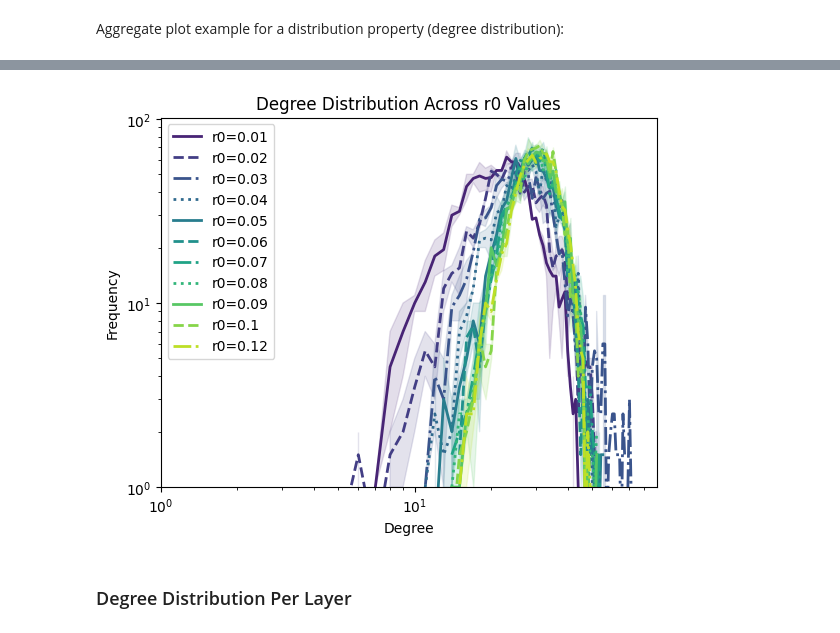
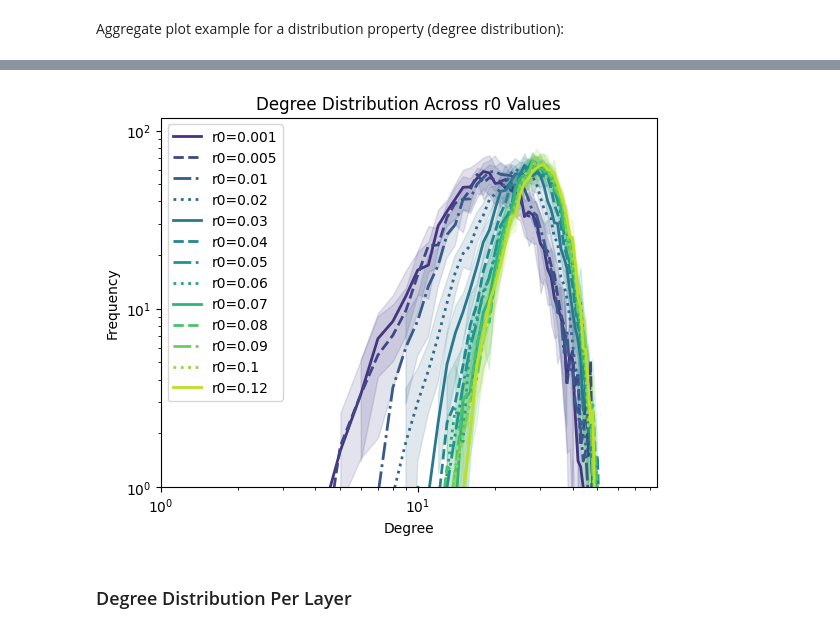
Before and after one commit to IrinaMonaEpure/MARS, a Jupyter notebook: notebooks/batch_experiment.ipynb, the cells around one changed output, grey strips where cells are left out. Cells and saved outputs as stored; diff of their text form; code cells hidden in the pictures.

```diff
--- a/notebooks/batch_experiment.ipynb
+++ b/notebooks/batch_experiment.ipynb
@@ -15,7 +15,7 @@ Load global configuration from file <b>configs/default.yaml</b>.
 # %%
 # Load configuration file
 root = Path.cwd().parents[0] # go up from notebooks/ to project root
-cfg = load_config(root / "configs" / "default.yaml")
+cfg = load_config(root / "configs" / "default_copy.yaml")
 runs_dir = root / "runs"
 # %% [markdown]
 Intialize random number generator for experiment reproducibility.
@@ -30,7 +30,7 @@ results, paths = batch_experiment(
         parent_dir=runs_dir,
         rng=rng,
         param_name="connection.r_0",
-        param_values=[0.01, 0.02, 0.03, 0.04, 0.05, 0.06, 0.07, 0.08, 0.09, 0.1, 0.12],
+        param_values=[0.001, 0.005, 0.01, 0.02, 0.03, 0.04, 0.05, 0.06, 0.07, 0.08, 0.09, 0.1, 0.12],
         properties=[
             PropertyEnum.DENSITY,
             PropertyEnum.CLUSTERING,
@@ -40,6 +40,7 @@ results, paths = batch_experiment(
             PropertyEnum.EMBEDDEDNESS_DISTRIBUTION,
             PropertyEnum.CLUSTERING_DISTRIBUTION,
             PropertyEnum.EDGE_LENGTH_DISTRIBUTION,
+            PropertyEnum.EXCESS_CLOSURE_DISTRIBUTION
         ],
     )
 # %% [markdown]
@@ -97,7 +98,7 @@ for r0 in r0s:
     fig = plt.figure()
 
     plt.plot(k, freq)
-    plt.fill_between(k, lower, upper, alpha=0.75)
+    plt.fill_between(k, lower, upper, alpha=0.25)
 
     plt.title(f"Degree Distribution (r0={r0})")
     plt.xlabel("Degree")
@@ -108,6 +109,6 @@ for r0 in r0s:
     plt.ylim(1, plt.ylim()[1])
 
     # Save in "plots" folder of the individual run
-    plt.savefig(paths["batch_dir"] / f"r_0_{r0}" / "plots" / f"degree_distribution_r_0_{r0}.png", bbox_inches="tight")
+    plt.savefig(paths["batch_dir"] / f"r_0_{r0}" / "plots" / f"degree_distribution_r_0_{r0}_err.png", bbox_inches="tight")
     plt.show()
 # %% [output]
@@ -164,8 +167,8 @@ plt.show()
 
 fig = plt.figure()
 
-colors = plt.cm.viridis(np.linspace(0.1, 0.9, len(r0s)))
-linestyles = ["-", "--", "-.", ":"]
+#colors = plt.cm.viridis(np.linspace(0.1, 0.9, len(r0s)))
+#linestyles = ["-", "--", "-.", ":"]
 
 for i, r0 in enumerate(r0s):
     deg_dist = results[r0][PropertyEnum.DEGREE_DISTRIBUTION][0]
@@ -183,35 +186,35 @@ for i, r0 in enumerate(r0s):
     upper[upper <= 0] = np.nan
 
     plt.plot(
         k,
         freq,
         color=colors[i],
         linestyle=linestyles[i % len(linestyles)],
         linewidth=2,
         label=f"r0={r0}"
     )
 
     plt.fill_between(
         k,
         lower,
         upper,
         color=colors[i],
         alpha=0.15
     )
 
 plt.title("Degree Distribution Across r0 Values")
 plt.xlabel("Degree")
 plt.ylabel("Frequency")
 plt.xscale("log")
 plt.yscale("log")
 plt.xlim(left=1)
 plt.ylim(bottom=1)
 plt.legend()
 
-plt.savefig(paths["plots"] / "degree_distribution_by_r_0.png", bbox_inches="tight")
+plt.savefig(paths["plots"] / "degree_distribution_by_r_0_err.png", bbox_inches="tight")
 plt.show()
 # %% [output]
-[figure, old version]
+[figure, new version]
 # %% [markdown]
 ### Degree Distribution Per Layer
 # %%
```
Also changed, not shown: parts of 15 cells of this notebook, 3 other files.
